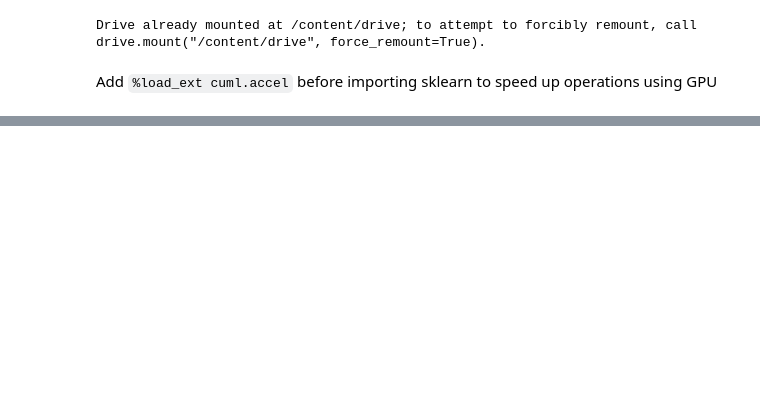
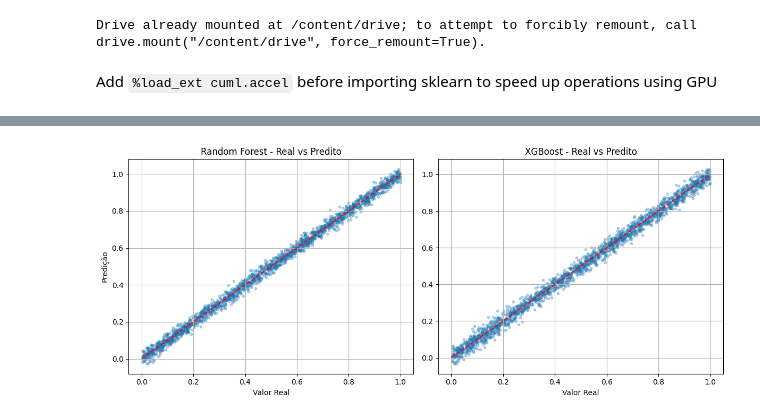
Before and after one commit to daycardoso/PredictCost, a Jupyter notebook: PredicCostRandomForestRegressor.ipynb, the cells around one changed output, grey strips where cells are left out. Cells and saved outputs as stored; diff of their text form; code cells hidden in the pictures; blank space fills up the shorter version.

```diff
--- a/PredicCostRandomForestRegressor.ipynb
+++ b/PredicCostRandomForestRegressor.ipynb
@@ -519,0 +530,93 @@ This warning will only be shown once.
+# %%
+import pandas as pd
+import numpy as np
+import matplotlib.pyplot as plt
+import joblib
+import json
+from sklearn.metrics import (
+    r2_score, mean_squared_error, mean_absolute_error,
+    mean_absolute_percentage_error, median_absolute_error,
+    max_error, explained_variance_score
+)
+
+# Caminhos dos arquivos salvos
+json_path = '/content/drive/MyDrive/Trabalho ML Mestrado 01-2025/relatorio_comparativo_rf_xgb_tuning.json'
+rf_model_path = '/content/drive/MyDrive/Trabalho ML Mestrado 01-2025/rf_final_tuned.pkl'
+xgb_model_path = '/content/drive/MyDrive/Trabalho ML Mestrado 01-2025/xgb_final_tuned.pkl'
+
+# Carregamento dos resultados e modelos
+with open(json_path, 'r') as f:
+    resultados = json.load(f)
+
+rf_model = joblib.load(rf_model_path)
+xgb_model = joblib.load(xgb_model_path)
+
+# Simulação de dados de teste (como exemplo para visualização)
+# Substituir por X_test_real, y_test_real se disponível
+np.random.seed(42)
+y_test_real = np.random.uniform(0, 1, 2000)
+y_pred_rf = y_test_real + np.random.normal(0, 0.02, size=len(y_test_real))
+y_pred_xgb = y_test_real + np.random.normal(0, 0.025, size=len(y_test_real))
+
+# Gráfico 1: Real vs Predito
+plt.figure(figsize=(12, 5))
+plt.subplot(1, 2, 1)
+plt.scatter(y_test_real, y_pred_rf, alpha=0.3, label="RF", s=10)
+plt.plot([0, 1], [0, 1], 'r--')
+plt.title("Random Forest - Real vs Predito")
+plt.xlabel("Valor Real")
+plt.ylabel("Predição")
+plt.grid(True)
+
+plt.subplot(1, 2, 2)
+plt.scatter(y_test_real, y_pred_xgb, alpha=0.3, label="XGBoost", s=10)
+plt.plot([0, 1], [0, 1], 'r--')
+plt.title("XGBoost - Real vs Predito")
+plt.xlabel("Valor Real")
+plt.grid(True)
+
+plt.tight_layout()
+plt.show()
+
+# Gráfico 2: Histograma de Resíduos
+res_rf = y_test_real - y_pred_rf
+res_xgb = y_test_real - y_pred_xgb
+
+plt.figure(figsize=(12, 5))
+plt.subplot(1, 2, 1)
+plt.hist(res_rf, bins=50, alpha=0.7)
+plt.title("Resíduos - Random Forest")
+plt.xlabel("Resíduo")
+plt.grid(True)
+
+plt.subplot(1, 2, 2)
+plt.hist(res_xgb, bins=50, alpha=0.7, color='orange')
+plt.title("Resíduos - XGBoost")
+plt.xlabel("Resíduo")
+plt.grid(True)
+
+plt.tight_layout()
+plt.show()
+
+# Gráfico 3: Boxplot por Quartil do Valor Real
+df_box = pd.DataFrame({
+    'Real': y_test_real,
+    'Res_RF': res_rf,
+    'Res_XGB': res_xgb
+})
+df_box['Quartil'] = pd.qcut(df_box['Real'], 4, labels=["Q1", "Q2", "Q3", "Q4"])
+
+plt.figure(figsize=(12, 5))
+for i, model in enumerate(['Res_RF', 'Res_XGB']):
+    plt.subplot(1, 2, i+1)
+    data = [df_box[df_box['Quartil'] == q][model] for q in df_box['Quartil'].unique()]
+    plt.boxplot(data, labels=df_box['Quartil'].unique())
+    plt.title(f"Boxplot de Resíduos - {'Random Forest' if i==0 else 'XGBoost'}")
+    plt.xlabel("Quartil do Valor Real")
+    plt.ylabel("Resíduo")
+    plt.grid(True)
+
+plt.tight_layout()
+plt.show()
+# %% [output]
+[figure, added]
```
Also changed, not shown: parts of 2 cells of this notebook.
